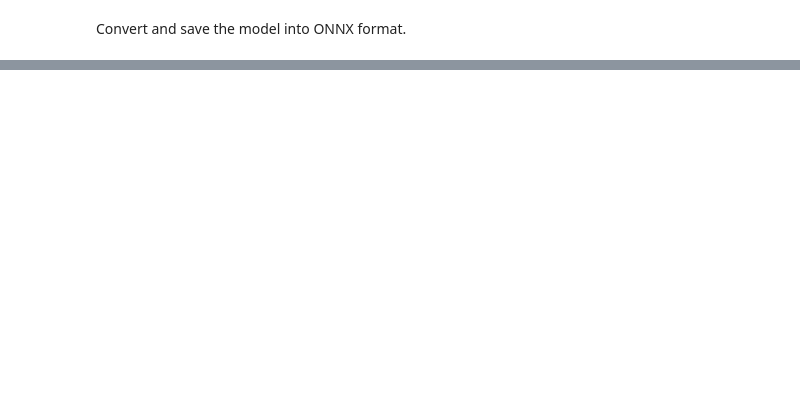
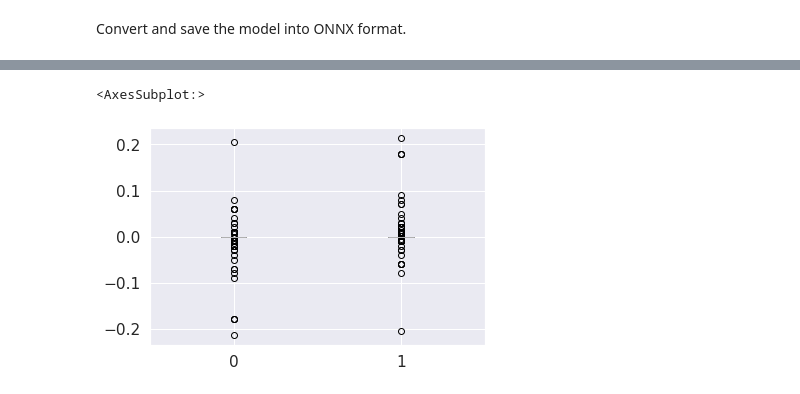
Before and after one commit to mmgalushka/onnx-hello-world, a Jupyter notebook: titanic.ipynb, the cells around one changed output, grey strips where cells are left out. Saved outputs shown, nothing was run; the diff lists cells and outputs as text; code cells hidden in the pictures; blank space fills up the shorter version.

```diff
--- a/titanic.ipynb
+++ b/titanic.ipynb
@@ -111,5 +124,7 @@ Score the model.
 # %%
 from sklearn.metrics import accuracy_score
+y_pred = model.predict(X_test)
+y_probas = model.predict_proba(X_test)
 accuracy = accuracy_score(y_test, y_pred)
 print('The model accuracy: %.2f' % accuracy)
 # %% [output]
@@ -152,0 +208,10 @@ The number of samples misclassified by the ONNX model: 2
+# %%
+df_probas = pd.DataFrame(y_probas)
+df_onnx_probas = pd.DataFrame(y_onnx_probas)
+
+df_diff = df_probas - df_onnx_probas
+df_diff.describe()
+df_diff.boxplot()
+# %% [output]
+<AxesSubplot:>
+[figure, added]
```
Also changed, not shown: parts of 32 cells of this notebook, 1 other file.
